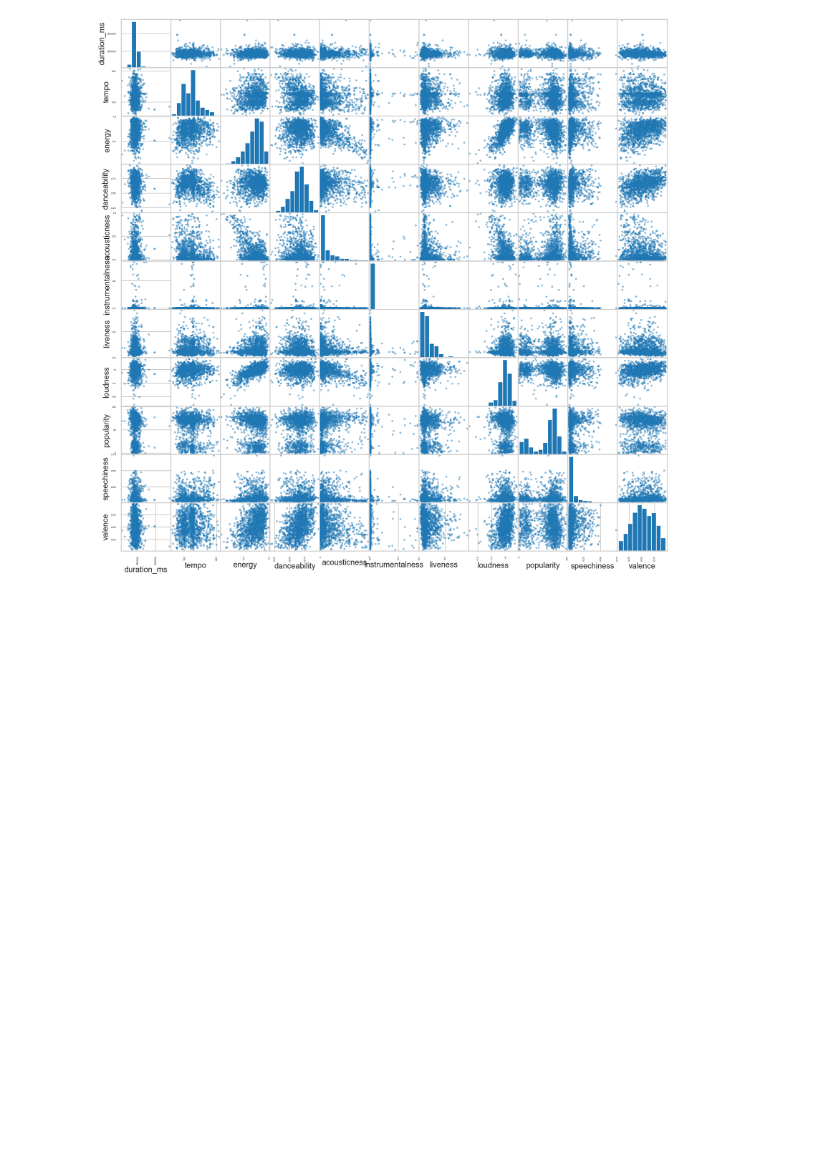
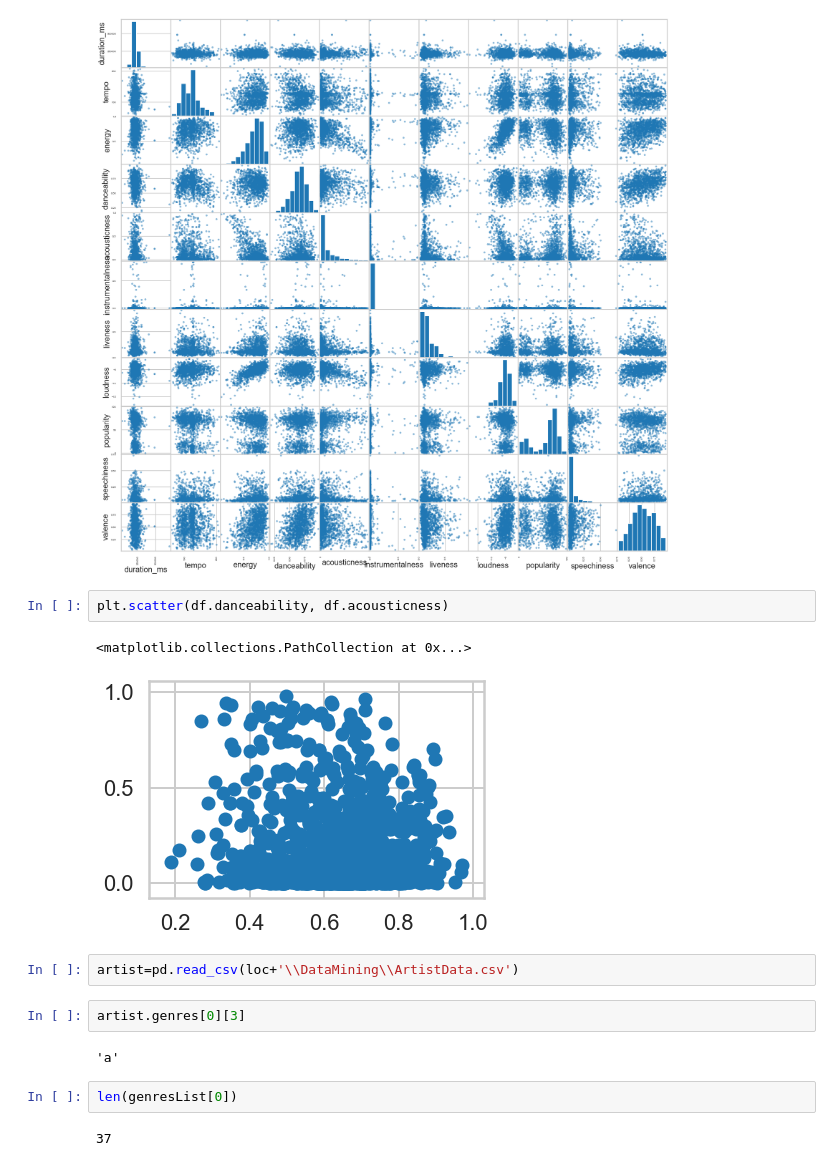
Before and after one commit to itsbhardwaj/Music-Popularity-Predicition, a Jupyter notebook: Music Analysis.ipynb, the cells around one changed output. Drawn from its saved outputs; the diff is of its cells as text; blank space fills up the shorter version.

```diff
--- a/Music Analysis.ipynb
+++ b/Music Analysis.ipynb
@@ -154,3 +148,18 @@ array([[<matplotlib.axes._subplots.AxesSubplot object at 0x...>,
         <matplotlib.axes._subplots.AxesSubplot object at 0x...>]],
       dtype=object)
 [figure]
+# %%
+plt.scatter(df.danceability, df.acousticness)
+# %% [output]
+<matplotlib.collections.PathCollection at 0x...>
+[figure, added]
+# %%
+artist=pd.read_csv(loc+'\\DataMining\\ArtistData.csv')
+# %%
+artist.genres[0][3]
+# %% [output]
+'a'
+# %%
+len(genresList[0])
+# %% [output]
+37
```
Also changed, not shown: parts of 5 cells of this notebook, 5 other files.
